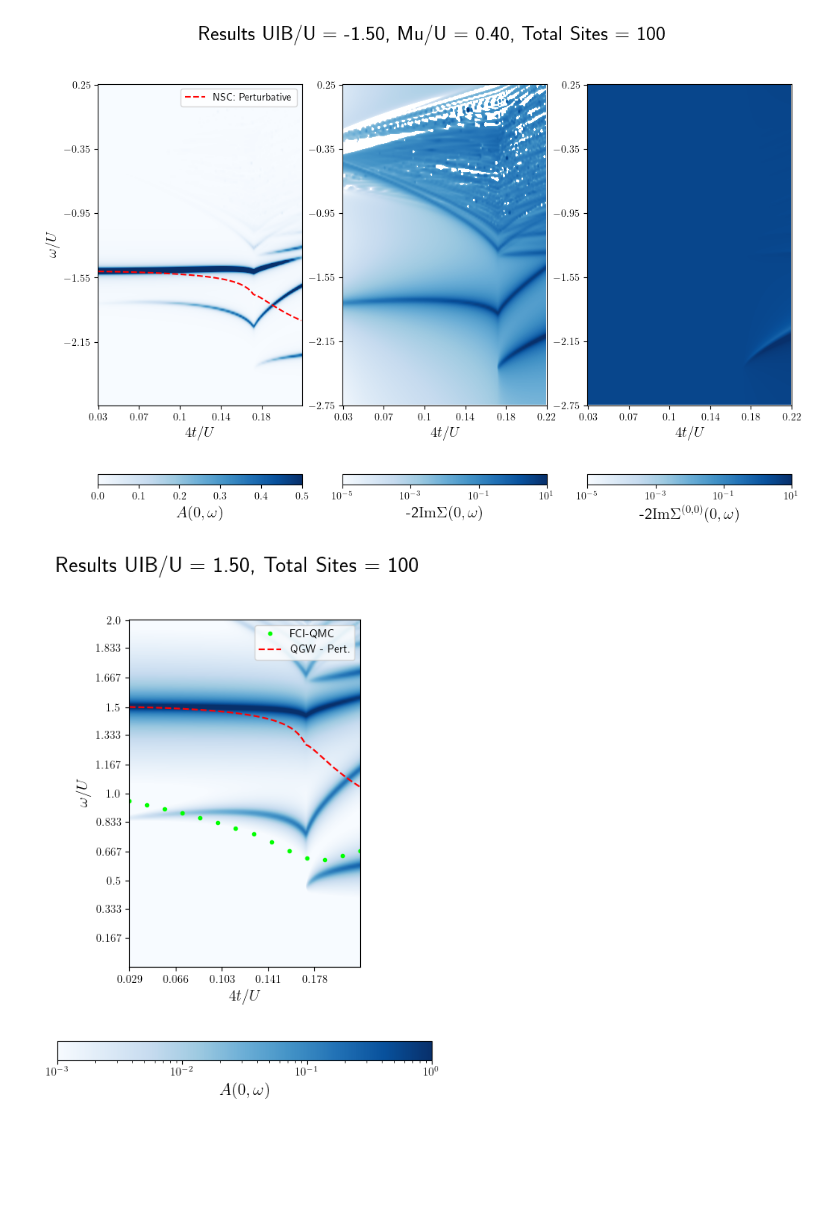
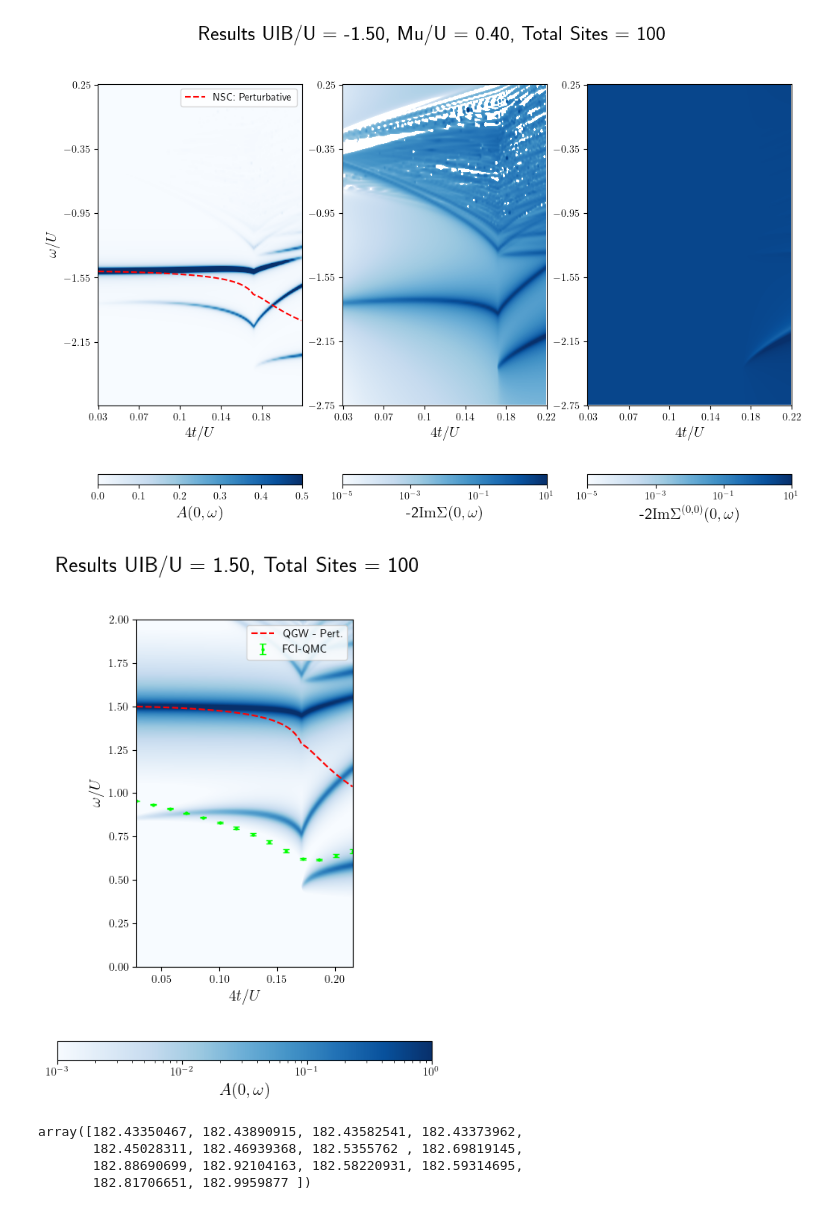
Before and after one commit to ragheedalhyder/BoseHubbard, a Jupyter notebook: src/Spectral_Density_vs_dJU_fixed_density_SCT.ipynb, the cells around one changed output. Drawn from its saved outputs; the diff is of its cells as text; code cells hidden in the pictures; blank space fills up the shorter version.

Commit message:
Added better way of calculating density plots in fixed density notebook.  This notebook has error bar information now as well.

```diff
--- a/src/Spectral_Density_vs_dJU_fixed_density_SCT.ipynb
+++ b/src/Spectral_Density_vs_dJU_fixed_density_SCT.ipynb
@@ -28,14 +28,23 @@ from scipy import interpolate
 MC_to_QGW = 0.1292 / ( 4 * 0.045) # qgw / MC
 
 
-
+#hopping
 t_Matija_MC= np.array([0.01,0.015,0.02,0.025,0.03,0.035,0.04,0.045,0.05,0.055,0.06,0.065,0.07,0.075])
+#energies
 Ep_Matija_UIB_1p5 = np.array([0.9564626057,0.9336809943,0.9100511069,0.8853755808,0.8590815707,0.8309053212,0.7991644585,0.762848257,0.7190450017,0.6667375136,0.6221272652,0.6166042472,0.6400243702,0.6655410675])
 Ep_Matija_UIB_1p0 = np.array([0.9587093145,0.9364059961,0.913219459,0.8885494595,0.8621197323,0.8333712351,0.8009601262,0.7626794911,0.7159211234,0.659379226,0.6060795453,0.5873374183,0.5949207444,0.6090832515])
 Ep_Matija_UIB_0p5 = np.array([0.4994887388,0.4988958469,0.498083353,0.4970997236,0.4959171713,0.4946263455,0.4931991863,0.491692903,0.4888610017,0.480440858,0.4587387917,0.4353459947,0.4251578658,0.4210527202])
 Ep_Matija_UIB_m0p5 = np.array([-0.5005101622,-0.5011031536,-0.5019059981,-0.5028779997,-0.5040446895,-0.5053021229,-0.5067590036,-0.5083781865,-0.5104402917,-0.5164005131,-0.5317570535,-0.5511854567,-0.562564214,-0.5680343593])
 Ep_Matija_UIB_m1p0 = np.array([-1.017345291,-1.026549991,-1.035636545,-1.046563127,-1.058126019,-1.072136958,-1.090599545,-1.1170411,-1.157332996,-1.217675254,-1.286872403,-1.329275248,-1.342824562,-1.346340987])
 Ep_Matija_UIB_m1p5 = np.array([-2.005046061,-2.010877559,-2.0188552,-2.029554248,-2.04333265,-2.060918635,-2.084478325,-2.116223715,-2.163363013,-2.233592827,-2.315400502,-2.363951663,-2.378549341,-2.378937433])
+#error bars
+Ep_Error_UIB_m1p5 = np.array([0.0002538392296,0.0003353137729,0.000288825283,0.0002573811918,0.0005067805106,0.0007948796509,0.001792606071,0.004244092211,0.007089050072,0.007603642652,0.002495617669,0.002660506845,0.006036178469,0.008733482878])
+Ep_Error_UIB_m1p0 = np.array([0.0006097454727,0.001070603418,0.001755243756,0.001818520564,0.002319438696,0.001956422859,0.0004183186896,0.002343735575,0.005684065265,0.005855149478,0.000393835455,0.0001088368206,0.003753130631,0.005289380022])
+Ep_Error_UIB_m0p5 = np.array([5.26E-06,4.17E-05,8.45E-05,0.0001569480054,0.0003008712359,0.0005406478398,0.0008602355436,0.001189879433,0.0007998321263,0.0004891497351,0.0009730377156,0.0002539785821,0.0006714935397,0.00131688987])
+Ep_Error_UIB_0p5 = np.array([3.85E-06,3.88E-05,9.67E-05,0.0001777824868,0.0003803892146,0.0006995051929,0.001048335879,0.001264652607,0.0004758088953,0.001589771265,0.001180884721,0.0003777081827,0.001060725446,0.001648476215])
+Ep_Error_UIB_1p0 = np.array([0.0001171796678,2.96E-05,0.0001341764073,0.0002091340446,0.0006056439733,0.001286065702,0.002518851405,0.004483749766,0.007391572799,0.005535996016,0.0006795253077,0.003090237587,0.00719487393,0.007826187606])
+Ep_Error_UIB_1p5 = np.array([0.0008020356698,0.001168604462,0.001729680543,0.00226964684,0.003108692815,0.004321065192,0.005975374025,0.008212387916,0.009965181068,0.008530746948,0.00401867947,0.006316677637,0.01054419804,0.01093456396])
+#conversion
 t_Matija_QGW = MC_to_QGW * t_Matija_MC
 dJUs_Matija_QGW = 4 * t_Matija_QGW
 # %%
@@ -272,78 +281,50 @@ plt.rcParams['text.usetex'] = True
 
 # Rotate the image by -90 degrees
 SpectralFuncs_rot = np.rot90(SpectralFuncs, 1)
-Sigma_rot = np.rot90(Sigma, 1)
-Sigma00_rot = np.rot90(Sigma00, 1)
 
 
 fig, ax1 = plt.subplots(ncols = 1, figsize = (6,8)) # (6,8))
 
 # Create the plot
 # Set the aspect ratio to the ratio of the number of x points to the number of y points
-aspect_ratio = 1.5#'auto'#1
+aspect_ratio = 0.15#0.1#'auto' # 0.15 for UIB >0, 0.1 for UIB < 0
 color_map = 'Blues'
 interp = 'bicubic'
-im1 = ax1.imshow(np.abs(SpectralFuncs_rot), interpolation = interp, cmap=color_map, aspect = aspect_ratio, norm=matplotlib.colors.LogNorm())
-
-
-# Select a subset of dJUs and en_vector for the ticks
-num_xticks = 6
-num_yticks = 13
-
-xticks = np.linspace(0, SpectralFuncs_rot.shape[1], num_xticks, endpoint=True, dtype=int)
-yticks = np.linspace(0, SpectralFuncs_rot.shape[0], num_yticks, endpoint=True, dtype=int)
-
-xticklabels = np.round(np.linspace(min(dJUs), max(dJUs), num_xticks),3)
-yticklabels = np.round(np.linspace(max(en_vector), min(en_vector), num_yticks), 3)
-
-# Format the labels in LaTeX
-xticklabels = [r'$\mathrm{{{}}}$'.format(label) for label in xticklabels]
-yticklabels = [r'$\mathrm{{{}}}$'.format(label) for label in yticklabels]
-
-ax1.set_xticks(xticks)
-ax1.set_yticks(yticks)
-
-ax1.set_xticklabels(xticklabels)
-ax1.set_yticklabels(yticklabels)
+extent = [min(dJUs), max(dJUs),min(en_vector), max(en_vector) ]
+im1 = ax1.imshow(np.abs(SpectralFuncs_rot), interpolation = interp, cmap=color_map, aspect = aspect_ratio, extent = extent, norm=matplotlib.colors.LogNorm())
 
 ax1.set_xlabel(r'$4t/U$', fontsize=14)
 ax1.set_ylabel(r'$\omega/U$', fontsize=14)
 
 cb1 = plt.colorbar(im1,orientation="horizontal")
 cb1.set_label(label="$A(0,\omega)$",size=15,weight='bold')
 im1.set_clim(1e-3,1e0)
-#im1.set_clim(0,0.25)
 
 
 idx = np.searchsorted(en_vector, 0, side="left") # find \omega = 0
 
+UIB = 1.5
 # # # plot the extrapolated MC data.
 Ep_M = Ep_Matija_UIB_1p5
+Errors_M = Ep_Error_UIB_1p5
 dJUs_M = dJUs_Matija_QGW
-plot_x = np.interp(dJUs_M, (dJUs_M.min(), dJUs_M.max()), (0, SpectralFuncs_rot.shape[1]-1))
-plot_y = SpectralFuncs_rot.shape[0] - 1 - np.interp(Ep_M, (en_vector.min(), en_vector.max()), (0, SpectralFuncs_rot.shape[0]-1))
-ax1.plot(plot_x, plot_y, '.', label='FCI-QMC', color='lime')
+plot_x = dJUs_M
+plot_y = Ep_M
+plot_y_errors = Errors_M
+#ax1.scatter(plot_x,plot_y)
+ax1.errorbar(plot_x, plot_y, yerr = plot_y_errors  , marker = '.',markersize = 4,linestyle = 'none',capsize = 3, label='FCI-QMC', color='lime')
 
-UIB = 1.5
-#X, Y = np.meshgrid(UIBs, omega0s + omega1s + omega2s)
-# ax2 = ax.twinx()
-# Transform the y-coordinates of the plot to match the image coordinates
-plot_x = np.interp(dJUs, (dJUs.min(), dJUs.max()), (0, SpectralFuncs_rot.shape[1]-1))
-plot_y = SpectralFuncs_rot.shape[0] - 1 - np.interp(omega0s + omega1s + omega2s, (en_vector.min(), en_vector.max()), (0, SpectralFuncs_rot.shape[0]-1))
-#plot_non_T = SpectralFuncs_rot.shape[0] - 1 - np.interp(np.real(Sigma_rot[idx,:]), (en_vector.min(), en_vector.max()), (0, SpectralFuncs_rot.shape[0]-1))
-plot_0 = len(en_vector) - idx + np.zeros(len(plot_y))
-
-# Overlay the plot on top of the imshow figure
+#plot perturbative result
+plot_x = dJUs
+plot_y = omega0s + omega1s + omega2s
 fig.suptitle(f"Results UIB/U = {UIB:0.2f}, Total Sites = {M}", fontsize = 20)
 ax1.plot(plot_x, plot_y, linestyle = '--', label='QGW - Pert.', color='red', linewidth=1.5)
-#ax1.plot(plot_x, plot_non_T, linestyle = ':', label='NSC:  Ladder', color='white', linewidth=1.5)
-#ax1.plot(plot_x, plot_0, linestyle = '-', color='white', linewidth=1.5)
-#ax2.plot(plot_x, plot_y, linestyle = '--', label='Perturbative - Rayl. Schr.', color='white', linewidth=1.5)
+
 
 ax1.legend()
 
 plt.show()
 # %% [output]
-[figure, old version]
+[figure, new version]
 # %%
 ## Save the figure
@@ -351 +332,9 @@ filename = f'../figs/self_consistent_t/mean_field/t_scan/qmcorr_n_1p0/UIB_{UIB}_
 fig.savefig(filename, dpi=300, bbox_inches='tight')
+# %%
+# this returns the array indices
+SpectralFuncs_rot.shape[0] - 1 - np.interp(Errors_M, [en_vector.min(), en_vector.max()], [0, SpectralFuncs_rot.shape[0]-1])
+# %% [output]
+array([182.43350467, 182.43890915, 182.43582541, 182.43373962,
+       182.45028311, 182.46939368, 182.5355762 , 182.69819145,
+       182.88690699, 182.92104163, 182.58220931, 182.59314695,
+       182.81706651, 182.9959877 ])
```
Also changed, not shown: parts of 2 cells of this notebook, 8 other files.
